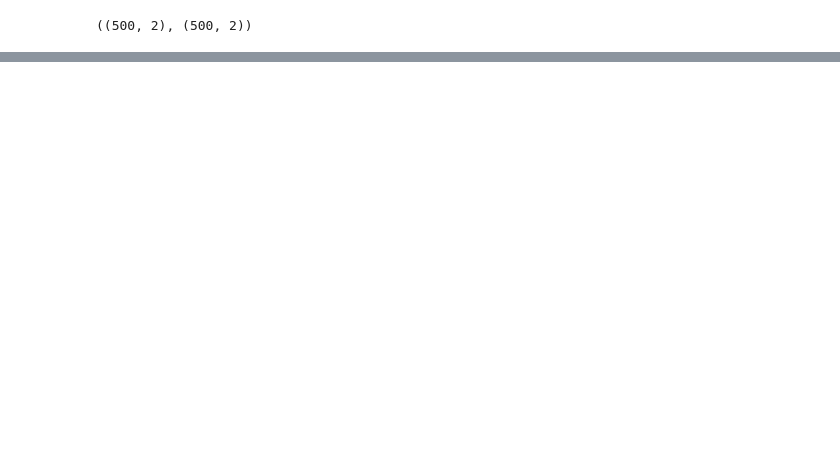
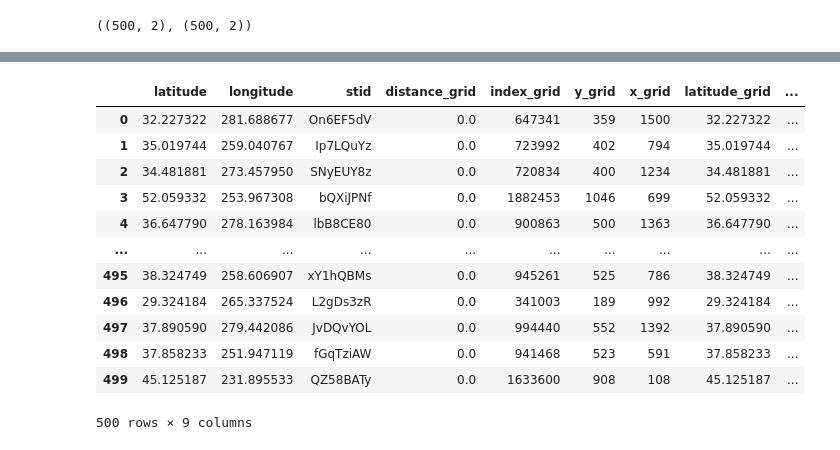
Before and after one commit to blaylockbk/Herbie, a Jupyter notebook: docs/user_guide/_bonus_notebooks/BallTree.ipynb, the cells around one changed output, grey strips where cells are left out. Drawn from its saved outputs; the diff is of its cells as text; code cells hidden in the pictures; blank space fills up the shorter version.

```diff
--- a/docs/user_guide/_bonus_notebooks/BallTree.ipynb
+++ b/docs/user_guide/_bonus_notebooks/BallTree.ipynb
@@ -248,21 +385,14 @@ Created BallTree in 3.3 seconds --> /home/blaylock/data/BallTree/hrrr_1799-1059.
 # %%
+k = 2
+
 # -------------------------------------
 # Query points to find nearest neighbor
 # The queries lat/lon points need to be in Radians
 # TODO: Add option to use MultiProcessing here, to split the Dataset into chunks
 dist, ind = tree.query(
     np.deg2rad(points[["latitude", "longitude"]]),
-    k=2,
+    k=k,
 )
 np.shape(dist), np.shape(ind)
 # %% [output]
 ((500, 2), (500, 2))
-# %%
-# ------------------------------------------
-# Unpack results into the "points" dataframe
-for i in range(np.shape(dist)[1]):
-    points[f"k{i}_distance_km"] = (
-        dist[:, i] * 6371
-    )  # Multiply by Earth radius (results in km)
-    points[f"k{i}_index"] = ind[:, i]
-points
@@ -365,3 +398,0 @@ df_xy
-# %%
-%%time
-df_xy.join(points.set_index("k0_index"), rsuffix="_point", how="inner")
@@ -383,0 +399,34 @@ Wall time: 23.6 ms
+# %%
+k_points = []
+for i in range(k):
+    _points = points.copy()
+    _points["distance_grid"] = dist[:, i] * 6371  # Multiply by radius of the earth (km)
+    _points["index_grid"] = ind[:, i]
+
+    _points = pd.concat(
+        [
+            _points,
+            df_grid.reset_index()
+            .iloc[_points["index_grid"]]
+            .add_suffix("_grid")
+            .reset_index(drop=True),
+        ],
+        axis=1,
+    )
+
+    k_points.append(_points)
+k_points[0]
+# %% [output]
+|  | latitude | longitude | stid | distance_grid | index_grid | y_grid | x_grid | latitude_grid | ... |
+| 0 | 32.227322 | 281.688677 | On6EF5dV | 0.0 | 647341 | 359 | 1500 | 32.227322 | ... |
+| 1 | 35.019744 | 259.040767 | Ip7LQuYz | 0.0 | 723992 | 402 | 794 | 35.019744 | ... |
+| 2 | 34.481881 | 273.457950 | SNyEUY8z | 0.0 | 720834 | 400 | 1234 | 34.481881 | ... |
+| 3 | 52.059332 | 253.967308 | bQXiJPNf | 0.0 | 1882453 | 1046 | 699 | 52.059332 | ... |
+| 4 | 36.647790 | 278.163984 | lbB8CE80 | 0.0 | 900863 | 500 | 1363 | 36.647790 | ... |
+| ... | ... | ... | ... | ... | ... | ... | ... | ... | ... |
+| 495 | 38.324749 | 258.606907 | xY1hQBMs | 0.0 | 945261 | 525 | 786 | 38.324749 | ... |
+| 496 | 29.324184 | 265.337524 | L2gDs3zR | 0.0 | 341003 | 189 | 992 | 29.324184 | ... |
+| 497 | 37.890590 | 279.442086 | JvDQvYOL | 0.0 | 994440 | 552 | 1392 | 37.890590 | ... |
+| 498 | 37.858233 | 251.947119 | fGqTziAW | 0.0 | 941468 | 523 | 591 | 37.858233 | ... |
+| 499 | 45.125187 | 231.895533 | QZ58BATy | 0.0 | 1633600 | 908 | 108 | 45.125187 | ... |
+500 rows × 9 columns
```
Also changed, not shown: parts of 16 cells of this notebook, 1 other file.
